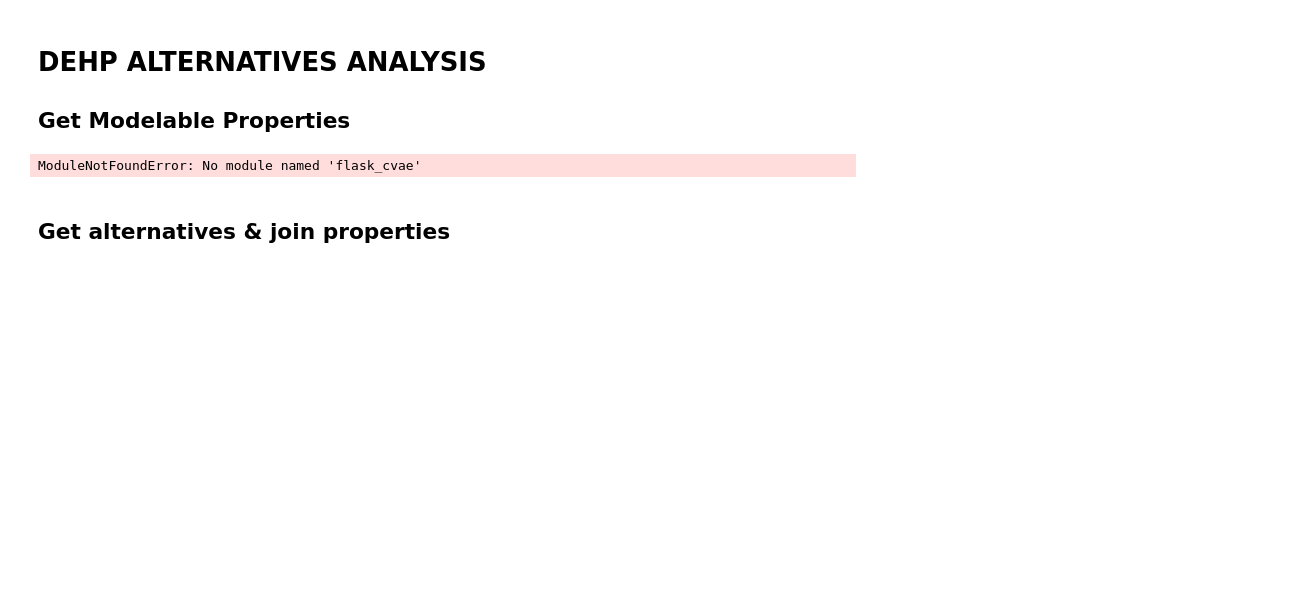
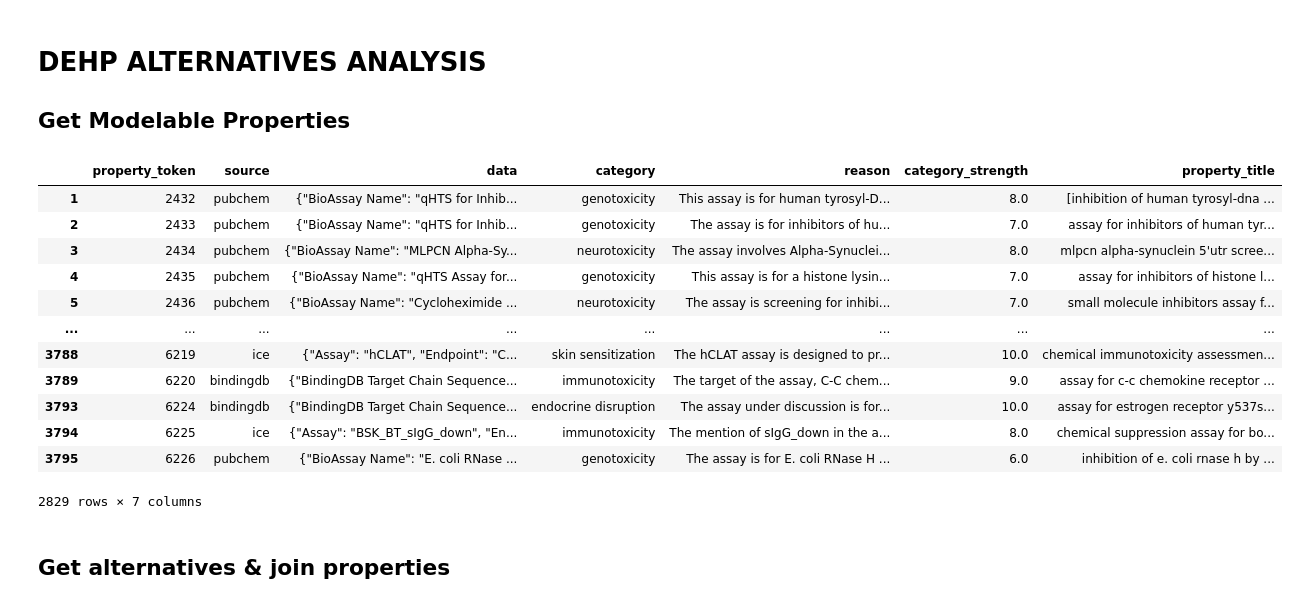
Before and after one commit to biobricks-ai/chemprop-transformer, a Jupyter notebook: notebook/ipynb/dehp.ipynb, the cells around one changed output. Drawn from its saved outputs; the diff is of its cells as text; code cells hidden in the pictures; blank space fills up the shorter version.

```diff
--- a/notebook/ipynb/dehp.ipynb
+++ b/notebook/ipynb/dehp.ipynb
@@ -3,44 +3,45 @@
 
 ## Get Modelable Properties
 # %%
-import sys
-sys.path.append('../flask_cvae')
-import os, pandas as pd, sqlite3, seaborn as sns, matplotlib.pyplot as plt, sklearn.metrics, json
+import sys, os, pandas as pd, sqlite3, pathlib
+from tqdm import tqdm
+from git import Repo
 
-from flask_cvae.app import Predictor
-from tqdm import tqdm
+# change directory to git root and add it to path
+os.chdir(Repo("./", search_parent_directories=True).git.rev_parse("--show-toplevel"))
+sys.path.append('./')
+from flask_cvae.predictor import Predictor
 
 tqdm.pandas()
 
-pd.set_option('display.max_columns', 100)
-pd.set_option('display.width', 1200)
-pd.set_option('display.max_colwidth', 1000)
-
-predictor : Predictor = Predictor(sqlite3.connect('flask_cvae/predictions.sqlite'))
-
+predictor : Predictor = Predictor((repo_root / 'flask_cvae/predictions.sqlite').as_posix())
 def build_propdf():
     conn = sqlite3.connect('brick/cvae.sqlite')
     proptitle = pd.read_sql("SELECT property_token,title FROM property p", conn).groupby('property_token').first().reset_index()
     propdf = predictor._get_all_properties().groupby('property_token').first().reset_index()\
         .merge(proptitle, on='property_token', how='inner')
 
-    # remove poor performing properties
-    evaldf = pd.read_csv('data/metrics/multitask_metrics.csv')\
-        .rename(columns={'assay':'property_token'})\
-        .groupby('property_token').aggregate({'AUC':'median'})\
-        .query('AUC > .7')\
-        .reset_index()
-
-    # remove irrelevant categories
-    return propdf.merge(evaldf, on='property_token', how='inner')\
+    return propdf\
         .query('category != "kinetics (pharmacokinetics, toxicokinetics, adme, cmax, auc, etc)"')\
         .query('category != "chemical physical property"')\
         .rename(columns={'strength':'category_strength', 'title':'property_title','value':'known_value'})
 
 propdf = build_propdf()
-propdf[['source','property_title','category','reason']]
+propdf
 # %% [output]
+|  | property_token | source | data | category | reason | category_strength | property_title |
+| 1 | 2432 | pubchem | {"BioAssay Name": "qHTS for Inhib... | genotoxicity | This assay is for human tyrosyl-D... | 8.0 | [inhibition of human tyrosyl-dna ... |
+| 2 | 2433 | pubchem | {"BioAssay Name": "qHTS for Inhib... | genotoxicity | The assay is for inhibitors of hu... | 7.0 | assay for inhibitors of human tyr... |
+| 3 | 2434 | pubchem | {"BioAssay Name": "MLPCN Alpha-Sy... | neurotoxicity | The assay involves Alpha-Synuclei... | 8.0 | mlpcn alpha-synuclein 5'utr scree... |
+| 4 | 2435 | pubchem | {"BioAssay Name": "qHTS Assay for... | genotoxicity | This assay is for a histone lysin... | 7.0 | assay for inhibitors of histone l... |
+| 5 | 2436 | pubchem | {"BioAssay Name": "Cycloheximide ... | neurotoxicity | The assay is screening for inhibi... | 7.0 | small molecule inhibitors assay f... |
+| ... | ... | ... | ... | ... | ... | ... | ... |
+| 3788 | 6219 | ice | {"Assay": "hCLAT", "Endpoint": "C... | skin sensitization | The hCLAT assay is designed to pr... | 10.0 | chemical immunotoxicity assessmen... |
+| 3789 | 6220 | bindingdb | {"BindingDB Target Chain Sequence... | immunotoxicity | The target of the assay, C-C chem... | 9.0 | assay for c-c chemokine receptor ... |
+| 3793 | 6224 | bindingdb | {"BindingDB Target Chain Sequence... | endocrine disruption | The assay under discussion is for... | 10.0 | assay for estrogen receptor y537s... |
+| 3794 | 6225 | ice | {"Assay": "BSK_BT_sIgG_down", "En... | immunotoxicity | The mention of sIgG_down in the a... | 8.0 | chemical suppression assay for bo... |
+| 3795 | 6226 | pubchem | {"BioAssay Name": "E. coli RNase ... | genotoxicity | The assay is for E. coli RNase H ... | 6.0 | inhibition of e. coli rnase h by ... |
-ModuleNotFoundError: No module named 'flask_cvae'
+2829 rows × 7 columns
 # %% [markdown]
 ## Get alternatives & join properties
 # %%
```
Also changed, not shown: 2 other files.
